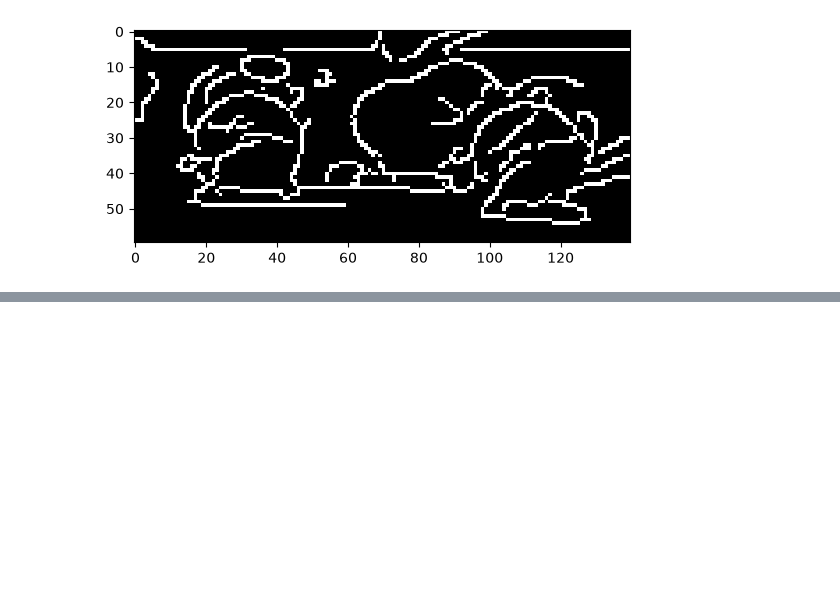
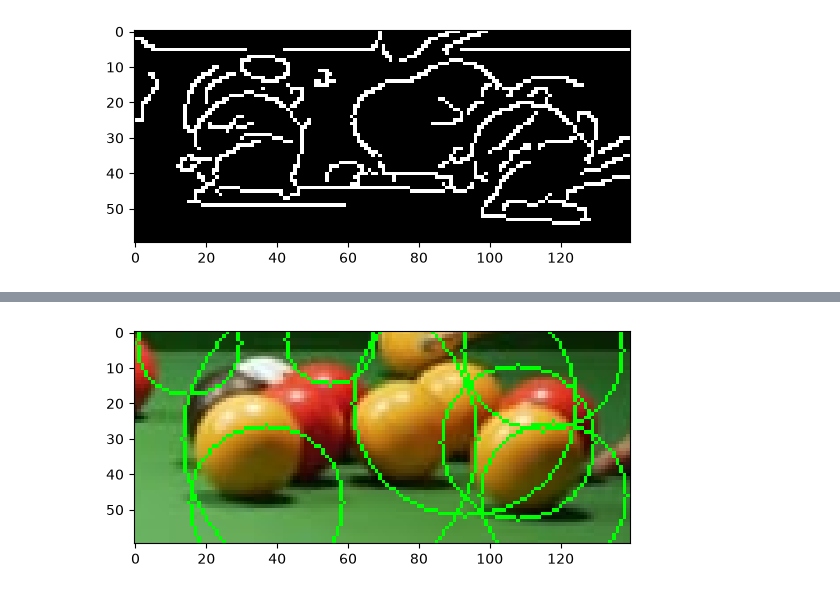
Before and after one commit to anmools/Pool-Winner, a Jupyter notebook: partial_circle_detection.ipynb, the cells around one changed output, grey strips where cells are left out. Drawn from its saved outputs; the diff is of its cells as text; code cells hidden in the pictures; blank space fills up the shorter version.

```diff
--- a/partial_circle_detection.ipynb
+++ b/partial_circle_detection.ipynb
@@ -45,0 +138,22 @@ plt.show()
+# %%
+# create a copy of the ROI to display the estimated circles
+C_circles = ROI.copy()
+
+# investigate whether the filtered contours can be represented by circles
+for contour in filtered_contours:
+
+    # find the smallest circle that contains all points of the contour
+    (x, y), radius = cv2.minEnclosingCircle(contour)
+
+    # convert the centre coordinates and radius to integers for drawing
+    centre = (int(x), int(y))
+    radius = int(radius)
+
+    # draw the estimated circle in green
+    cv2.circle(C_circles, centre, radius, (0, 255, 0), 1)
+
+# display the estimated circles
+plt.imshow(cv2.cvtColor(C_circles, cv2.COLOR_BGR2RGB))
+plt.show()
+# %% [output]
+[figure, added]
```
Also changed, not shown: parts of 10 cells of this notebook.
